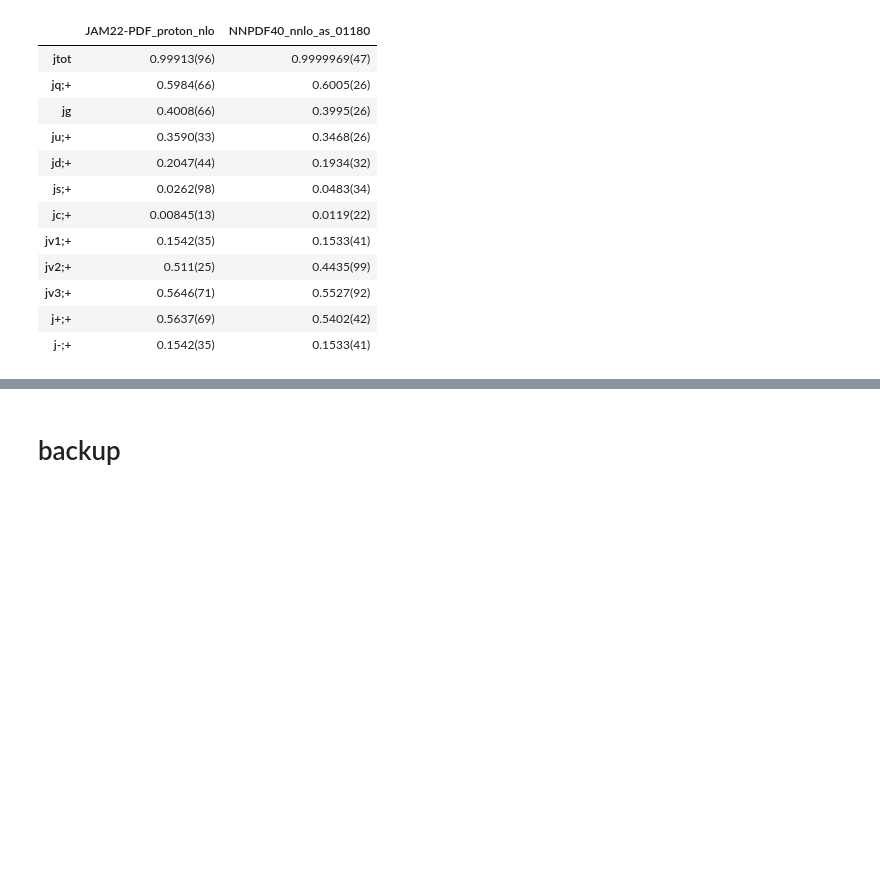
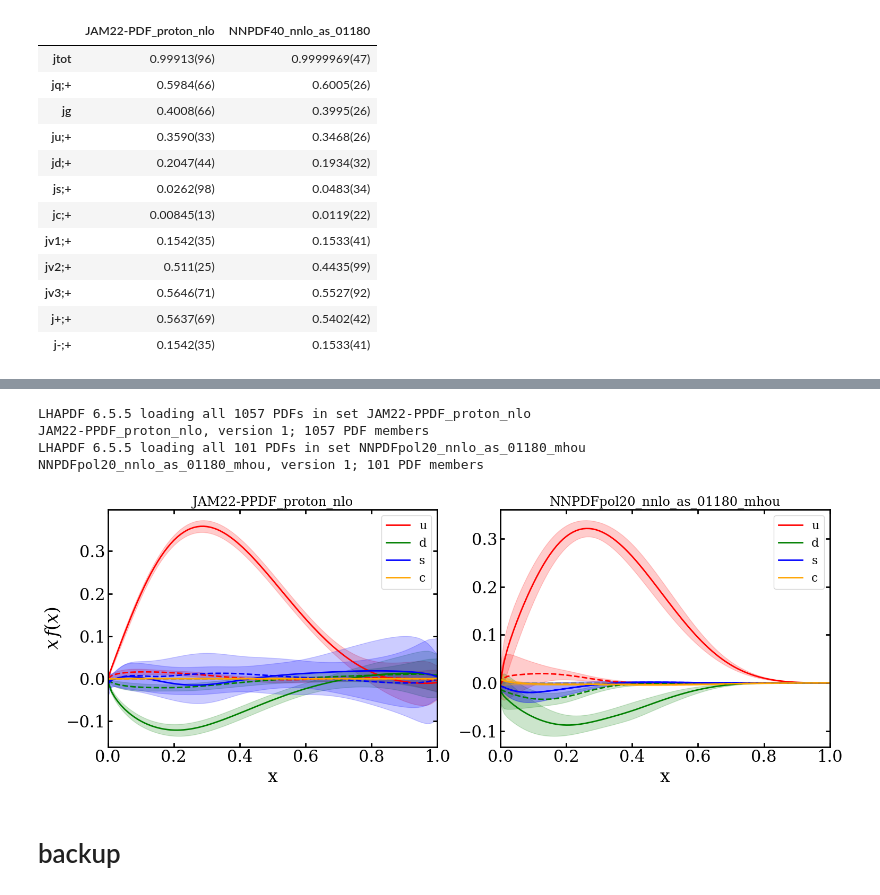
Before and after one commit to lee14916/glwc3, a Jupyter notebook: project2/05_moments/lhapdf.ipynb, the cells around one changed output, grey strips where cells are left out. Cells and saved outputs as stored; diff of their text form; code cells hidden in the pictures; blank space fills up the shorter version.

```diff
--- a/project2/05_moments/lhapdf.ipynb
+++ b/project2/05_moments/lhapdf.ipynb
@@ -166,0 +207,14 @@ df
+# %%
+labels=['JAM22-PPDF_proton_nlo','NNPDFpol20_nnlo_as_01180_mhou']
+js=['ju;+','ju;q','ju;b','jd;+','jd;b','js;+','js;b','jc;+','jc;b']
+
+label2replicas={label:lhapdf.getPDFSet(label).mkPDFs() for label in labels}
+label2j2me=defaultdict(dict)
+tasks=list(product(labels,js))
+for i,(label,j) in enumerate(tasks):
+    print(f'{i}/{len(tasks)}',label,j,end='                \r')
+    label2j2me[label][j]=getMoment_me(label2replicas[label],j)
+
+df=[[yu.un2str(label2j2me[label][j][0],label2j2me[label][j][1]) for label in labels] for j in js]
+df=pd.DataFrame(df,index=js,columns=labels)
+df
@@ -167,3 +238,39 @@ df
+# %%
+labels=['JAM22-PPDF_proton_nlo','NNPDFpol20_nnlo_as_01180_mhou']
+label2replicas={label:lhapdf.getPDFSet(label).mkPDFs() for label in labels}
+# %% [output]
+LHAPDF 6.5.5 loading all 1057 PDFs in set JAM22-PPDF_proton_nlo
+JAM22-PPDF_proton_nlo, version 1; 1057 PDF members
+LHAPDF 6.5.5 loading all 101 PDFs in set NNPDFpol20_nnlo_as_01180_mhou
+NNPDFpol20_nnlo_as_01180_mhou, version 1; 101 PDF members
+# %%
+fig,axs=yu.getFigAxs(1,len(labels))
+yu.addColHeader(axs,labels)
+
+j2color={'ju':'r','jd':'g','js':'b','jc':'orange'}
+
+for ilabel, label in enumerate(labels):
+    replicas=label2replicas[label]
+    xs=np.arange(1e-3,1,0.01)
+    xs=np.append(xs,1)
+
+    ax=axs[0,ilabel]
+    ax.set_xlim([0,1])
+    ax.set_xlabel('x')
+    yu.addRefLine(ax,0)
+    js=['ju;q','ju;b','jd;q','jd;b','js;q','js;b','jc;q','jc;b']
+    # js=['ju;q','ju;b','jd;q','js;q','js;b']
+    for j in js:
+        color=j2color[j[:2]]
+        ys=[xfx_me(replicas,j,x) for x in xs]
+        mean=np.array([y[0] for y in ys]); err=np.array([y[1] for y in ys])
+        ax.plot(xs,mean,'-' if j[-1]=='q' else '--',color=color,label=j[1] if j[-1]=='q' else None)
+        ax.fill_between(xs,mean-err,mean+err, alpha=0.2,color=color)
+    ax.legend()
+axs[0,0].set_ylabel(r'$x\,f(x)$')
+yu.finalizePlot()
+# %% [output]
+[figure, added]
 # %% [markdown]
 # backup
 # %%
```
Also changed, not shown: parts of 7 cells of this notebook, 9 other files.
